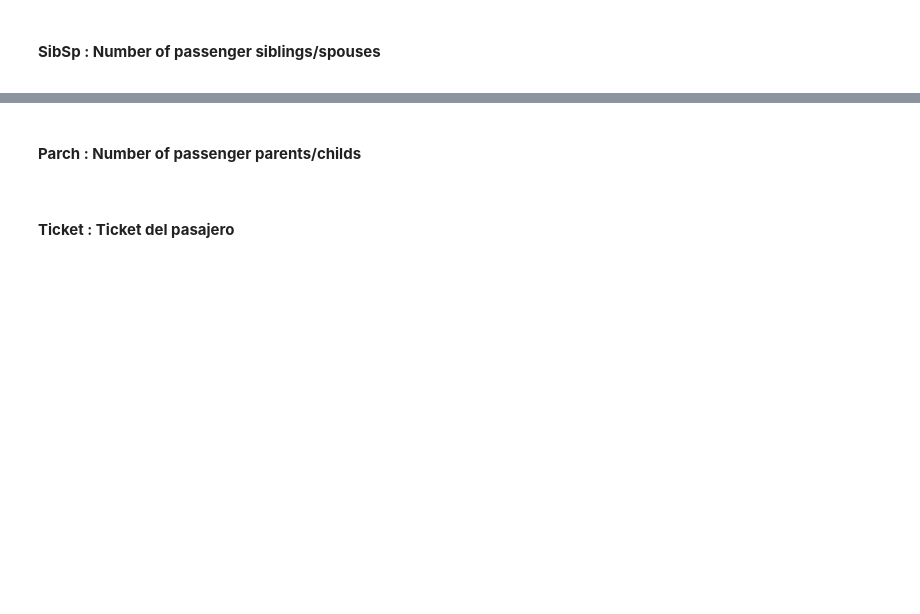
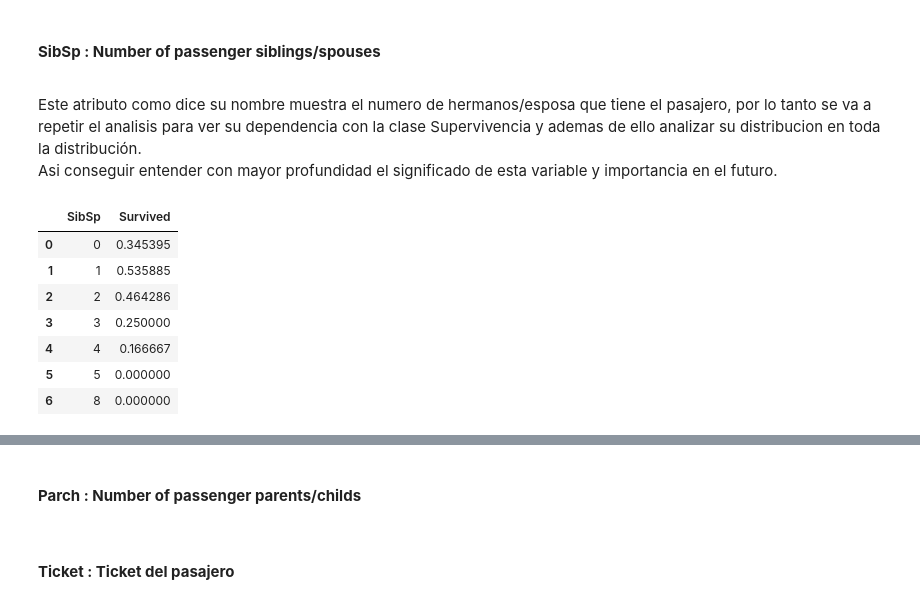
Before and after one commit to brudini/Titanic-Kaggle, a Jupyter notebook: titanic.ipynb, the cells around one changed output, grey strips where cells are left out. Cells and saved outputs as stored; diff of their text form; code cells hidden in the pictures; blank space fills up the shorter version.

```diff
--- a/titanic.ipynb
+++ b/titanic.ipynb
@@ -267,3 +275,17 @@ Text(0.5, 1.0, 'Distribution of Age of Survivors and Non-Survivors')
 # %% [markdown]
 #### **SibSp : Number of passenger siblings/spouses**
 <a id="SibSp"></a>
+# %% [markdown]
+Este atributo como dice su nombre muestra el numero de hermanos/esposa que tiene el pasajero, por lo tanto se va a repetir el analisis para ver su dependencia con la clase Supervivencia y ademas de ello analizar su distribucion en toda la distribución.
+Asi conseguir entender con mayor profundidad el significado de esta variable y importancia en el futuro.
+# %%
+train_df[['SibSp', 'Survived']].groupby(['SibSp'], as_index=False).mean()
+# %% [output]
+|  | SibSp | Survived |
+| 0 | 0 | 0.345395 |
+| 1 | 1 | 0.535885 |
+| 2 | 2 | 0.464286 |
+| 3 | 3 | 0.250000 |
+| 4 | 4 | 0.166667 |
+| 5 | 5 | 0.000000 |
+| 6 | 8 | 0.000000 |
```
Also changed, not shown: parts of 9 cells of this notebook.
